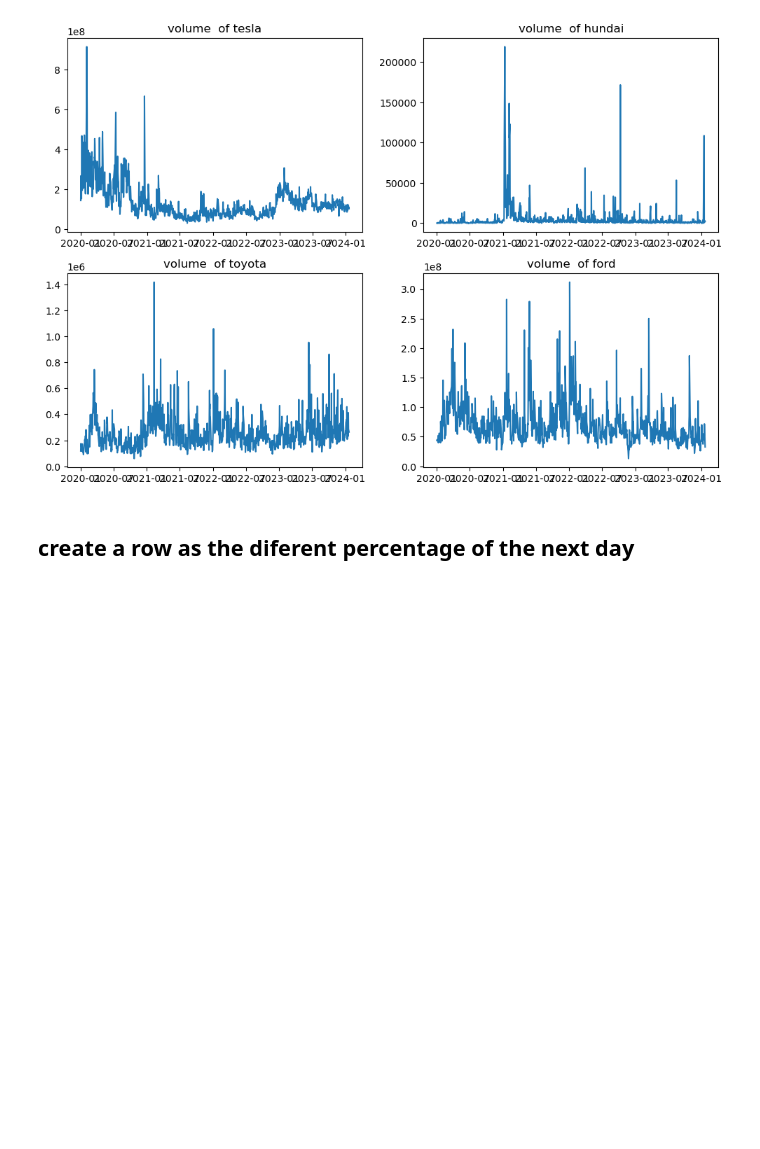
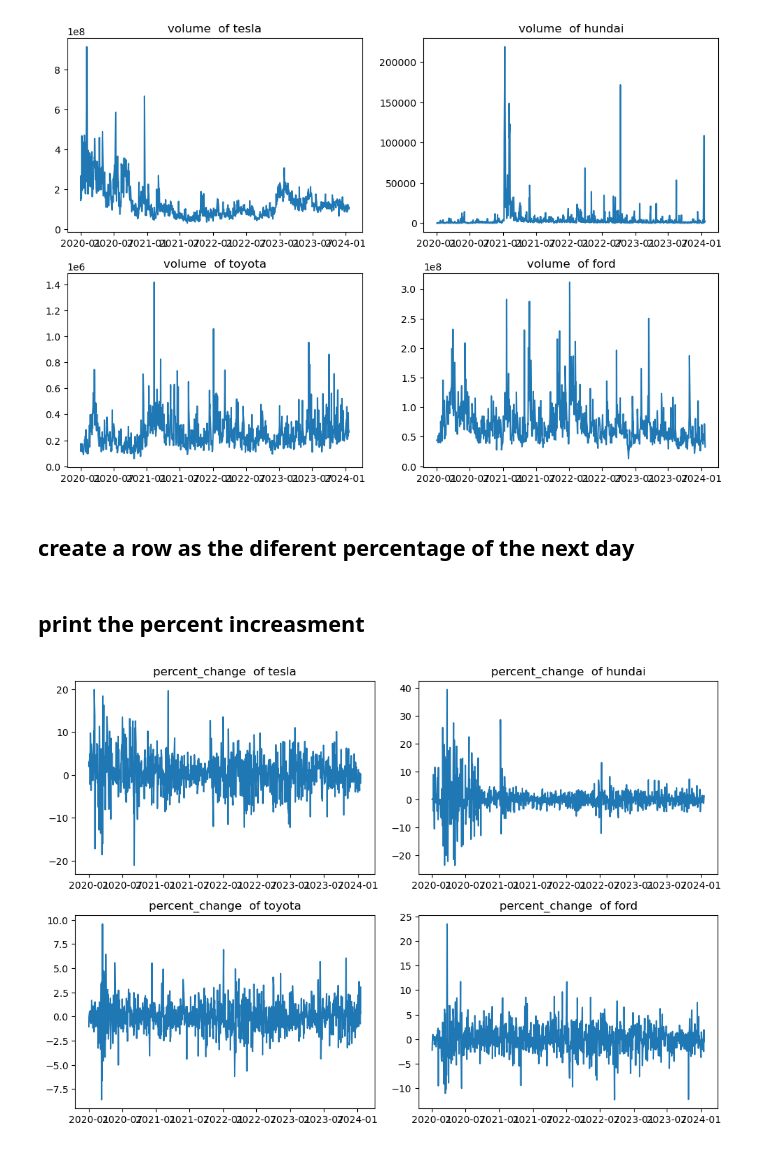
Before and after one commit to MplantasNikos/car_stock_visualisation, a Jupyter notebook: stock analysis.ipynb, the cells around one changed output. Drawn from its saved outputs; the diff is of its cells as text; code cells hidden in the pictures; blank space fills up the shorter version.

```diff
--- a/stock analysis.ipynb
+++ b/stock analysis.ipynb
@@ -141,0 +140,14 @@ for frame in range(len(frames)):
+# %% [markdown]
+## print the percent increasment
+# %%
+plt.figure(figsize=(10,10))
+for i in range(4):
+    plt.subplot(3,2,i+1)
+    y = frames[i]['percent_change'].values
+    x = frames[i].index
+    plt.plot(x,y)
+    plt.title(f'percent_change  of {titles[i]}')
+plt.tight_layout()
+plt.show()
+# %% [output]
+[figure, added]
```
Also changed, not shown: parts of 1 cell of this notebook.
